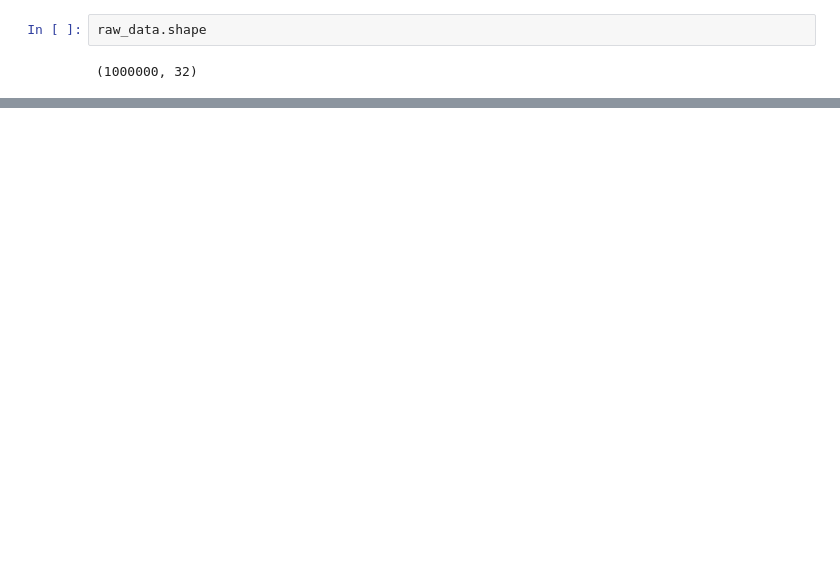
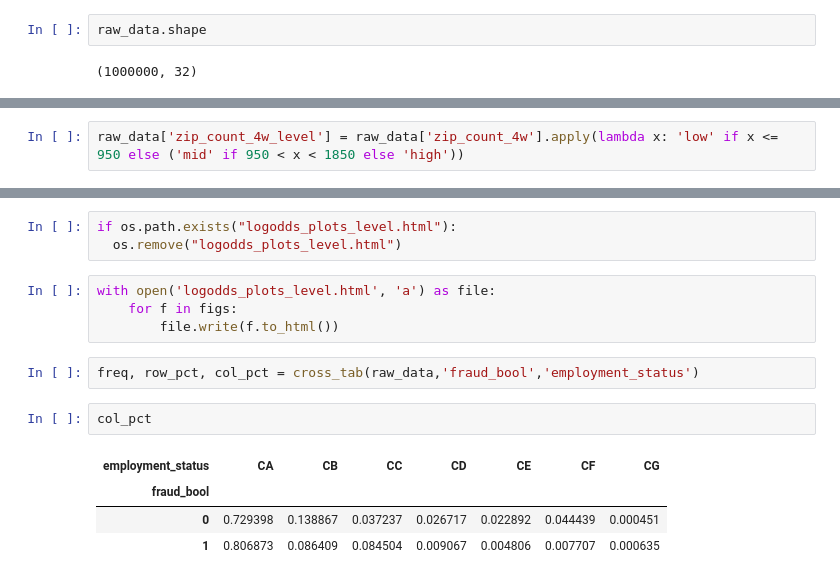
Before and after one commit to zzstephen/fraud_detection, a Jupyter notebook: EDA/read_data.ipynb, the cells around one changed output, grey strips where cells are left out. Cells and saved outputs as stored; diff of their text form; blank space fills up the shorter version.

```diff
--- a/EDA/read_data.ipynb
+++ b/EDA/read_data.ipynb
@@ -22,0 +170,2 @@ raw_data.shape
+# %%
+raw_data['zip_count_4w_level'] = raw_data['zip_count_4w'].apply(lambda x: 'low' if x <= 950 else ('mid' if 950 < x < 1850 else 'high'))
@@ -22,0 +209,16 @@ raw_data.shape
+# %%
+if os.path.exists("logodds_plots_level.html"):
+  os.remove("logodds_plots_level.html")
+# %%
+with open('logodds_plots_level.html', 'a') as file:
+    for f in figs:
+        file.write(f.to_html())
+# %%
+freq, row_pct, col_pct = cross_tab(raw_data,'fraud_bool','employment_status')
+# %%
+col_pct
+# %% [output]
+| employment_status | CA | CB | CC | CD | CE | CF | CG |
+| fraud_bool |  |  |  |  |  |  |  |
+| 0 | 0.729398 | 0.138867 | 0.037237 | 0.026717 | 0.022892 | 0.044439 | 0.000451 |
+| 1 | 0.806873 | 0.086409 | 0.084504 | 0.009067 | 0.004806 | 0.007707 | 0.000635 |
```
Also changed, not shown: parts of 37 cells of this notebook, 3 other files.
